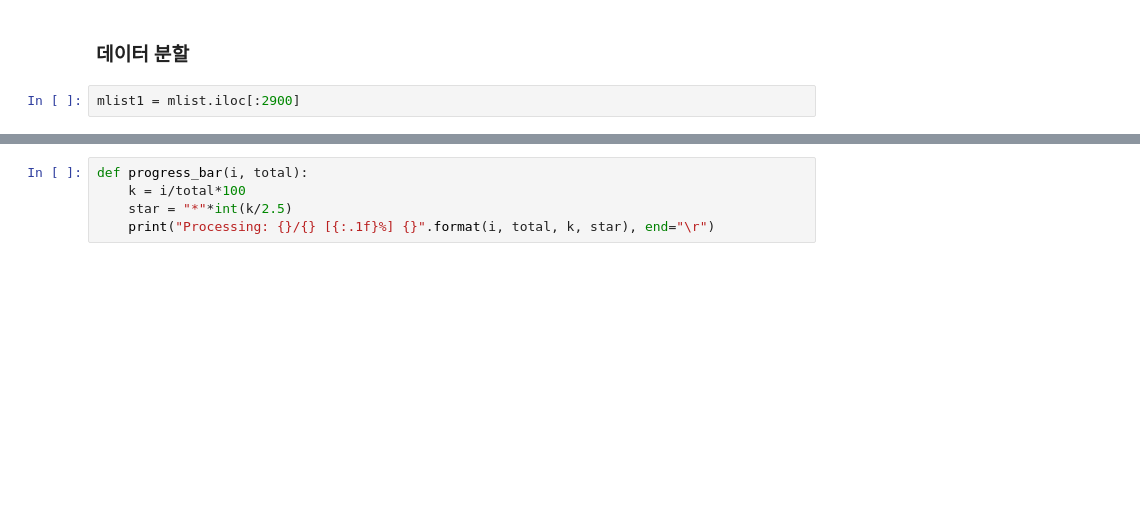
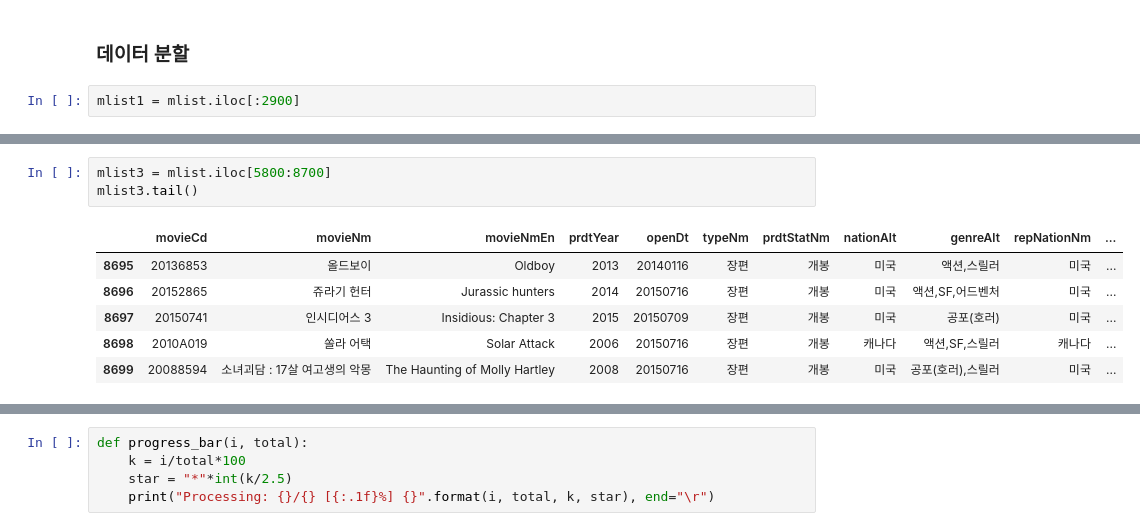
Before and after one commit to chongs02/final_project, a Jupyter notebook: DataScience/Code/preprocess/movie/movieInfo/load_movieDetail.ipynb, the cells around one changed output, grey strips where cells are left out. Cells and saved outputs as stored; diff of their text form; blank space fills up the shorter version.

```diff
--- a/DataScience/Code/preprocess/movie/movieInfo/load_movieDetail.ipynb
+++ b/DataScience/Code/preprocess/movie/movieInfo/load_movieDetail.ipynb
@@ -56,0 +60,10 @@ mlist2.head()
+# %%
+mlist3 = mlist.iloc[5800:8700]
+mlist3.tail()
+# %% [output]
+|  | movieCd | movieNm | movieNmEn | prdtYear | openDt | typeNm | prdtStatNm | nationAlt | genreAlt | repNationNm | ... |
+| 8695 | 20136853 | 올드보이 | Oldboy | 2013 | 20140116 | 장편 | 개봉 | 미국 | 액션,스릴러 | 미국 | ... |
+| 8696 | 20152865 | 쥬라기 헌터 | Jurassic hunters | 2014 | 20150716 | 장편 | 개봉 | 미국 | 액션,SF,어드벤처 | 미국 | ... |
+| 8697 | 20150741 | 인시디어스 3 | Insidious: Chapter 3 | 2015 | 20150709 | 장편 | 개봉 | 미국 | 공포(호러) | 미국 | ... |
+| 8698 | 2010A019 | 쏠라 어택 | Solar Attack | 2006 | 20150716 | 장편 | 개봉 | 캐나다 | 액션,SF,스릴러 | 캐나다 | ... |
+| 8699 | 20088594 | 소녀괴담 : 17살 여고생의 악몽 | The Haunting of Molly Hartley | 2008 | 20150716 | 장편 | 개봉 | 미국 | 공포(호러),스릴러 | 미국 | ... |
```
Also changed, not shown: parts of 11 cells of this notebook, 3 other files.
